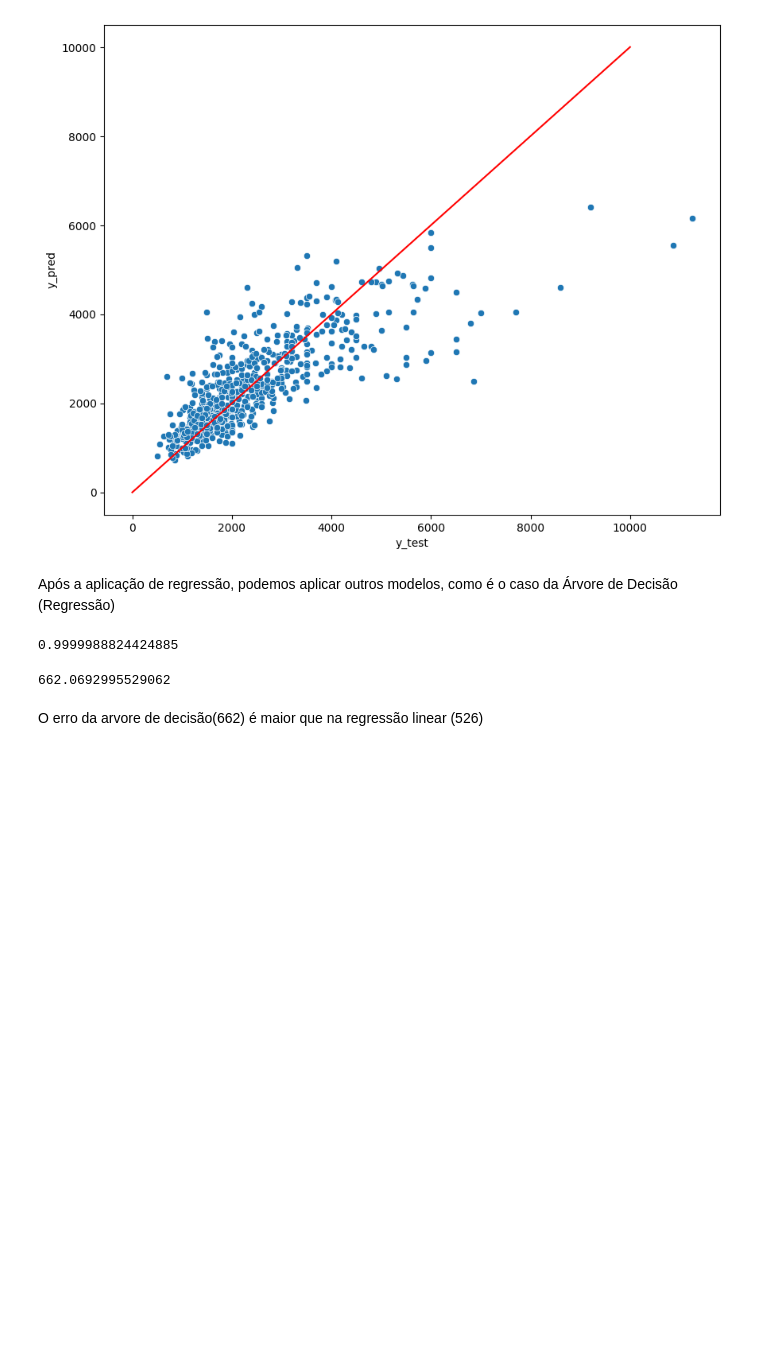
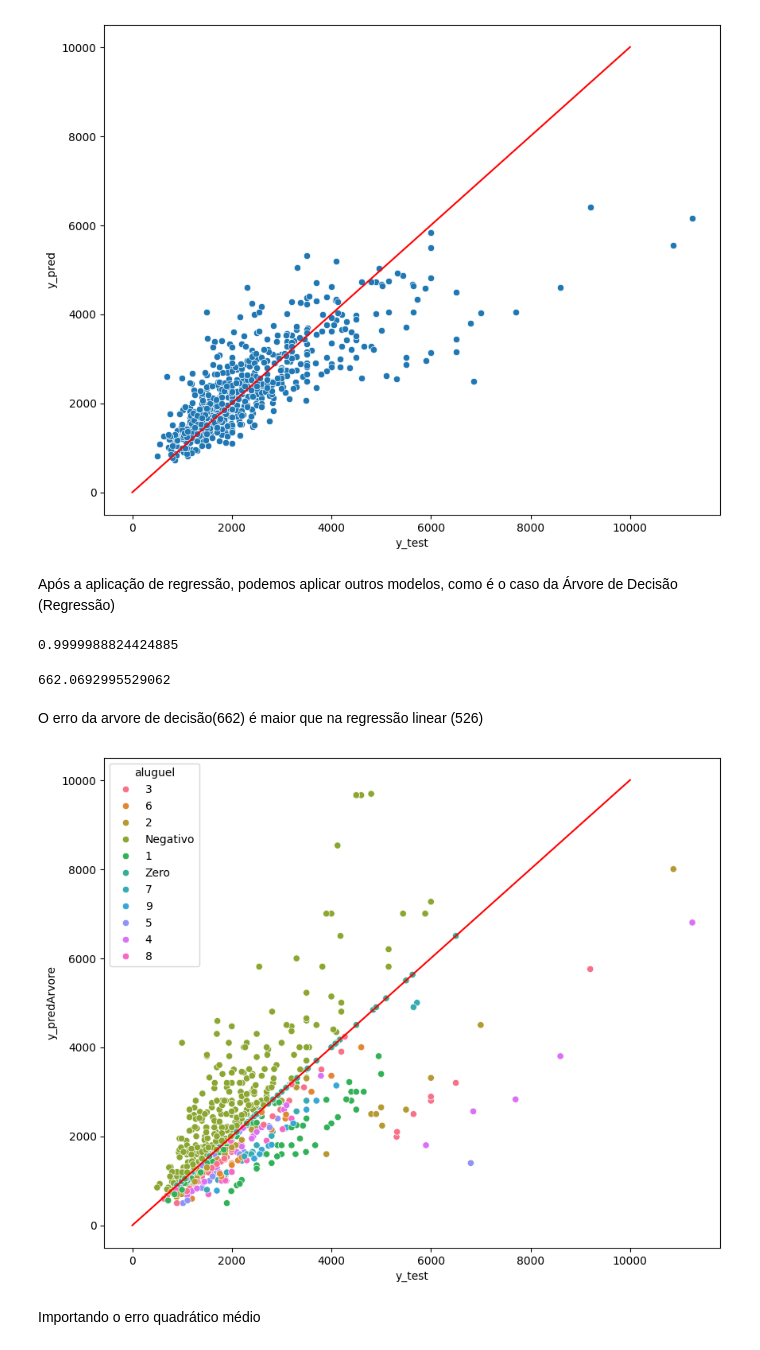
Before and after one commit to abilioepalanga/Market-Value-Predictor-Airbnb, a Jupyter notebook: main.ipynb, the cells around one changed output. Saved outputs shown, nothing was run; the diff lists cells and outputs as text; code cells hidden in the pictures; blank space fills up the shorter version.

Commit message:
Importando o erro quadrático médio

```diff
--- a/main.ipynb
+++ b/main.ipynb
@@ -1684,5 +1684,13 @@ O erro da arvore de decisão(662) é maior que na regressão linear (526)
 # %%
 #Visualizando o erro graficamente
 plt.figure(figsize=(10,8))
-sns.scatterplot(x=y_test, y=y_predArvore)
+sns.scatterplot(x=y_test, y=y_predArvore, hue=(y_test-y_predArvore).astype(str).str[0].replace({'-':'Negativo', '0':'Zero', '+':'Positivo'}))
 plt.xlabel('y_test')
+plt.ylabel('y_predArvore')
+#Plotando a linha de tendência
+plt.plot([0, 10000], [0, 10000], color='red')
+plt.show()
+# %% [output]
+[figure, added]
+# %% [markdown]
+Importando o erro quadrático médio
```
